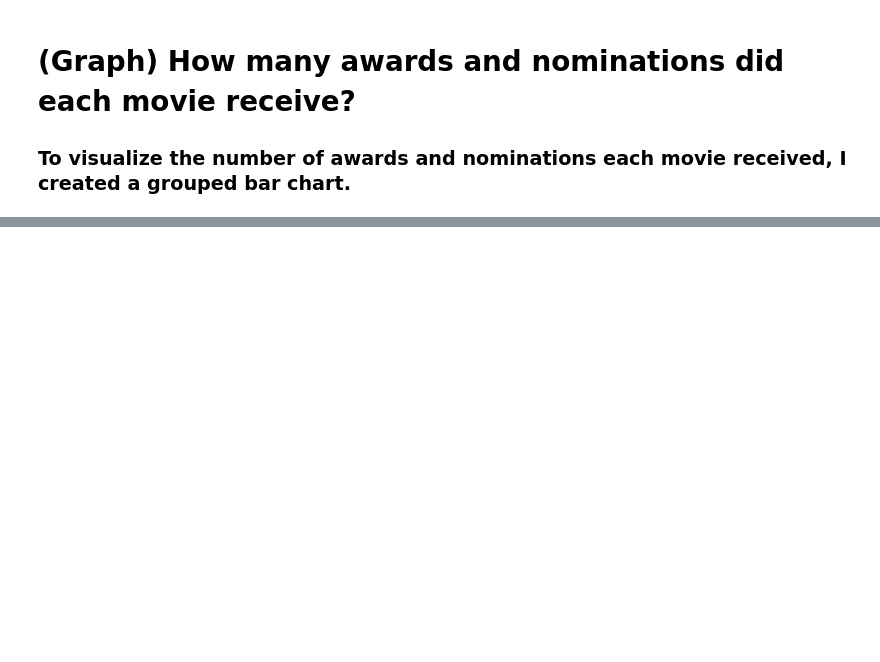
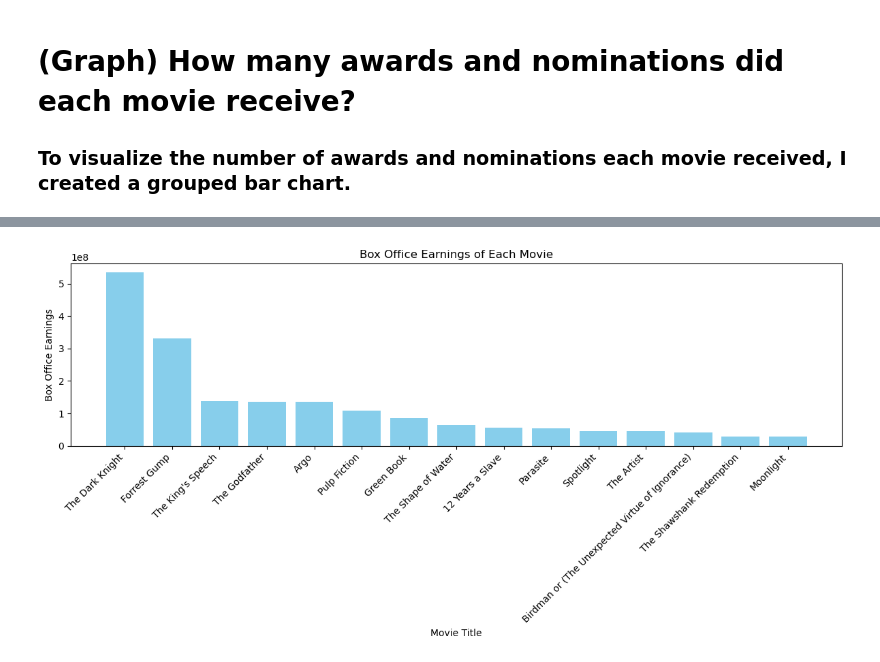
Before and after one commit to nyiakkih/Techdegree-Project-8, a Jupyter notebook: movie_analysis.ipynb, the cells around one changed output, grey strips where cells are left out. Cells and saved outputs as stored; diff of their text form; code cells hidden in the pictures; blank space fills up the shorter version.

```diff
--- a/movie_analysis.ipynb
+++ b/movie_analysis.ipynb
@@ -81,0 +94,6 @@ plt.show()
+# %%
+df['Total Nominations'] = df['Award Wins'] + df['Award Nominations']
+
+correlation = df['Box Office'].corr(df['Total Nominations'])
+
+print("Correlation coefficient between box office earnings and total nominations:", correlation)
@@ -81,0 +120,13 @@ plt.show()
+# %%
+df_sorted = df.sort_values(by='Box Office', ascending=False)
+
+plt.figure(figsize=(12, 6))
+plt.bar(df_sorted['Movie Title'], df_sorted['Box Office'], color='skyblue')
+plt.xlabel('Movie Title')
+plt.ylabel('Box Office Earnings')
+plt.title('Box Office Earnings of Each Movie')
+plt.xticks(rotation=45, ha='right')
+plt.tight_layout()
+plt.show()
+# %% [output]
+[figure, added]
```
Also changed, not shown: parts of 15 cells of this notebook.
